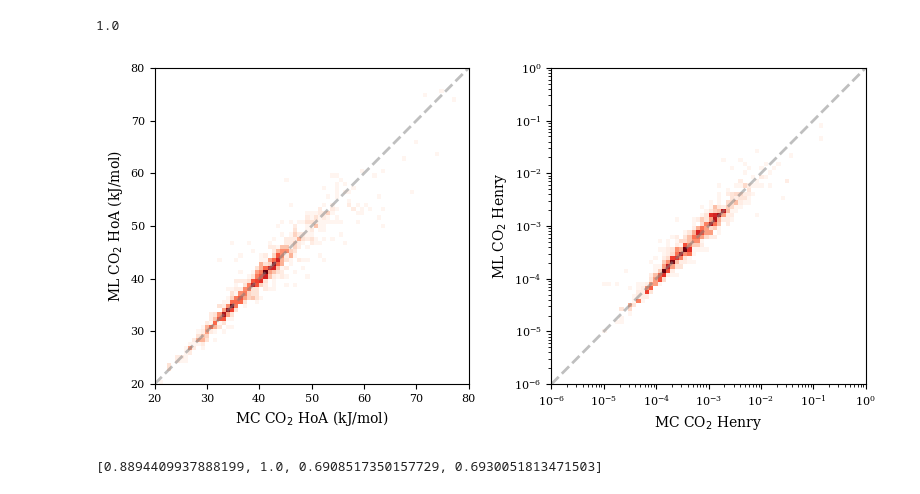
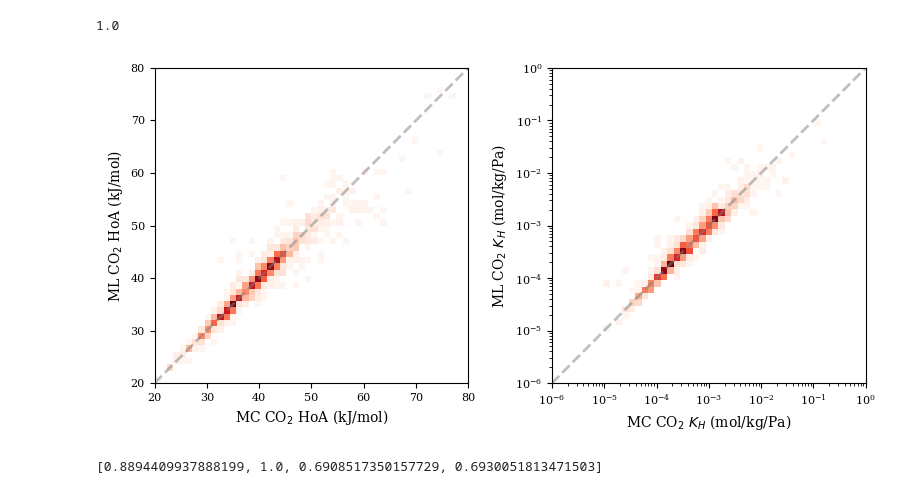
Before and after one commit to marko-petkovic/zeolite-property-prediction, a Jupyter notebook: plotting.ipynb, the cells around one changed output. Saved outputs shown, nothing was run; the diff lists cells and outputs as text; code cells hidden in the pictures.

```diff
--- a/plotting.ipynb
+++ b/plotting.ipynb
@@ -146,7 +146,7 @@ for i in range(len(zeos)):
 
     if i == 0:
         _ax1.set_ylabel('HoA (kJ/mol)', fontsize=7)
-        _ax2.set_ylabel('Henry', fontsize=7)
+        _ax2.set_ylabel(rf'$K_H$ (mol/kg/Pa)', fontsize=7)
     _ax2.set_xlabel('#Al substitutions', fontsize=7)
 
     if zeos[i] == 'MFI':
@@ -159,8 +159,8 @@ for i in range(len(zeos)):
     _ax1.tick_params(axis='y', labelsize=6, rotation=90)
     _ax2.tick_params(axis='y', labelsize=6, rotation=90)
     _ax1.set_title(f'{zeos[i]}', fontsize=8)
-    _ax1.set_ylim(10, 85)
-    _ax2.set_ylim(1e-6, 1e0)
+    # _ax1.set_ylim(10, 85)
+    # _ax2.set_ylim(1e-6, 1e0)
 
     _ax2.set_yscale('log')
 
@@ -230,7 +230,7 @@ for i in range(len(zeos)):
 
     if i == 0:
         _ax1.set_ylabel('HoA (kJ/mol)', fontsize=7)
-        _ax2.set_ylabel('Henry', fontsize=7)
+        _ax2.set_ylabel(rf'$K_H$ (mol/kg/Pa)', fontsize=7)
     _ax2.set_xlabel('#Al substitutions', fontsize=7)
 
     _ax1.tick_params(axis='y', labelsize=6, rotation=90)
@@ -284,31 +284,31 @@ ytru2.min(), ytru2.max()
 # %%
 _min, _max = 20,80
 _min_, _max_ = 1e-6, 1e0
 fig, ax = plt.subplots(ncols=2,figsize=(8,4))
-ax[0].hist2d(y_true[:,0], y_pred[:,0], bins=75, cmap='Reds',range=((_min,_max),(_min,_max)),cmin=1)
-bins = 10**np.linspace(np.log10(_min_),np.log10(_max_),num=75)
+ax[0].hist2d(y_true[:,0], y_pred[:,0], bins=50, cmap='Reds',range=((_min,_max),(_min,_max)),cmin=1)
+bins = 10**np.linspace(np.log10(_min_),np.log10(_max_),num=50)
 ax[1].hist2d(10**y_true[:,1], 10**y_pred[:,1], bins=bins, cmap='Reds',range=((_min_,_max_),(_min_,_max_)),cmin=1)
 ax[0].set_xlim(_min,_max)
 ax[0].set_ylim(_min,_max)
 ax[1].set_xlim(_min_,_max_)
 ax[1].set_ylim(_min_,_max_)
 ax[0].plot([_min,_max],[_min,_max], ls="--", c=".5", lw=2, alpha=0.5)
 ax[0].set_xlabel(f"MC CO$_2$ HoA (kJ/mol)", fontsize=10)
 ax[0].set_ylabel(f"ML CO$_2$ HoA (kJ/mol)", fontsize=10)
 
 ax[1].plot([_min_,_max_],[_min_,_max_], ls="--", c=".5", lw=2, alpha=0.5)
-ax[1].set_xlabel(f"MC CO$_2$ Henry", fontsize=10)
-ax[1].set_ylabel(f"ML CO$_2$ Henry", fontsize=10)
+ax[1].set_xlabel(rf"MC CO$_2$ $K_H$ (mol/kg/Pa)", fontsize=10)
+ax[1].set_ylabel(rf"ML CO$_2$ $K_H$ (mol/kg/Pa)", fontsize=10)
 
 ax[1].set_xscale('log')
 ax[1].set_yscale('log')
 
 ax[0].tick_params(axis='both', which='major', labelsize=8)
 ax[1].tick_params(axis='both', which='major', labelsize=8)
 fig.tight_layout()
 fig.savefig('figures/truepred.pdf', dpi=600, bbox_inches='tight');
 # %% [output]
-[figure, old version]
+[figure, new version]
 # %%
 # fig, ax = plt.subplots(2,2,figsize=(6,6))
 
```
Also changed, not shown: parts of 7 cells of this notebook, 11 other files.
